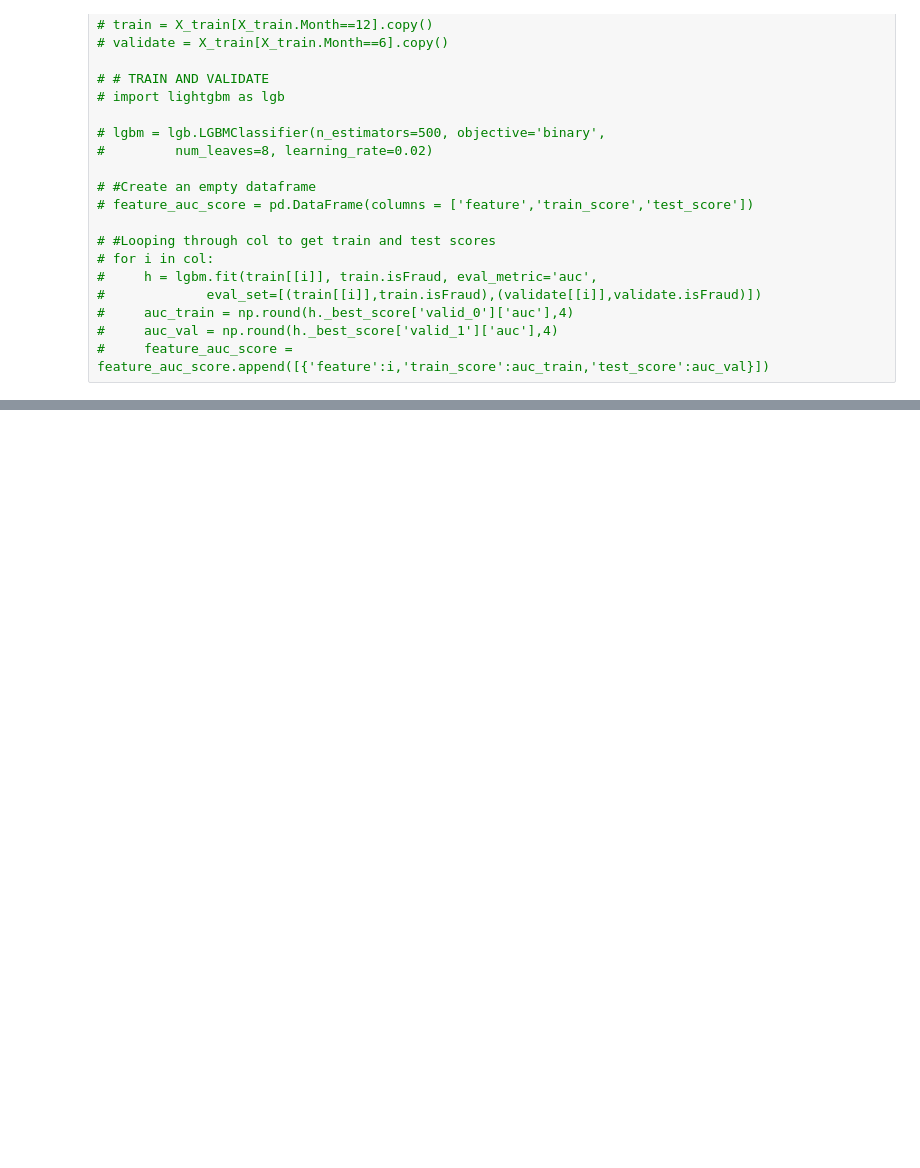
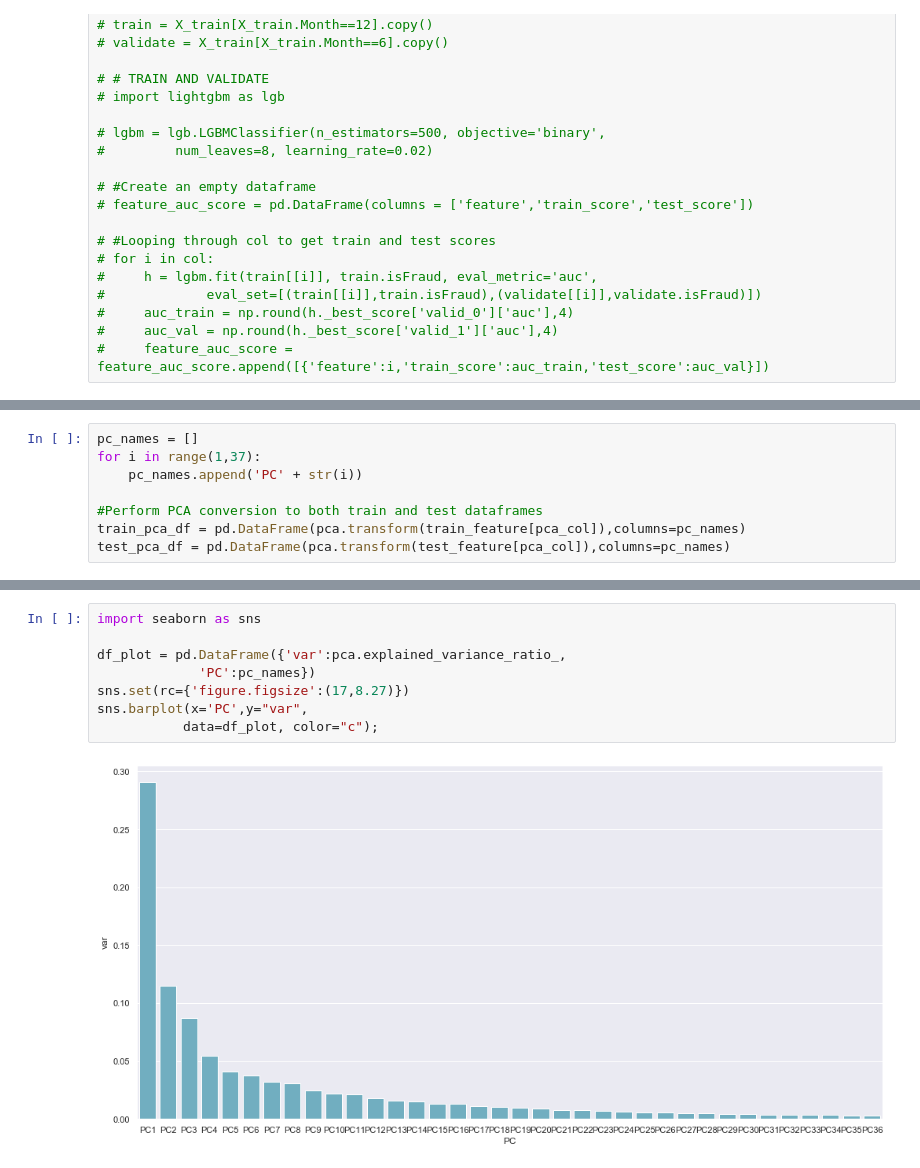
Before and after one commit to andychenns/Fraud-Detection, a Jupyter notebook: Feature Engineering/feature engineering.ipynb, the cells around one changed output, grey strips where cells are left out. Saved outputs shown, nothing was run; the diff lists cells and outputs as text; blank space fills up the shorter version.

```diff
--- a/Feature Engineering/feature engineering.ipynb
+++ b/Feature Engineering/feature engineering.ipynb
@@ -338,0 +438,8 @@ for c in ['id_'+str(x) for x in range(22,28)]:
+# %%
+pc_names = []
+for i in range(1,37):
+    pc_names.append('PC' + str(i))
+
+#Perform PCA conversion to both train and test dataframes
+train_pca_df = pd.DataFrame(pca.transform(train_feature[pca_col]),columns=pc_names)
+test_pca_df = pd.DataFrame(pca.transform(test_feature[pca_col]),columns=pc_names)
@@ -338,0 +462,10 @@ for c in ['id_'+str(x) for x in range(22,28)]:
+# %%
+import seaborn as sns
+
+df_plot = pd.DataFrame({'var':pca.explained_variance_ratio_,
+             'PC':pc_names})
+sns.set(rc={'figure.figsize':(17,8.27)})
+sns.barplot(x='PC',y="var",
+           data=df_plot, color="c");
+# %% [output]
+[figure, added]
```
Also changed, not shown: parts of 23 cells of this notebook.
